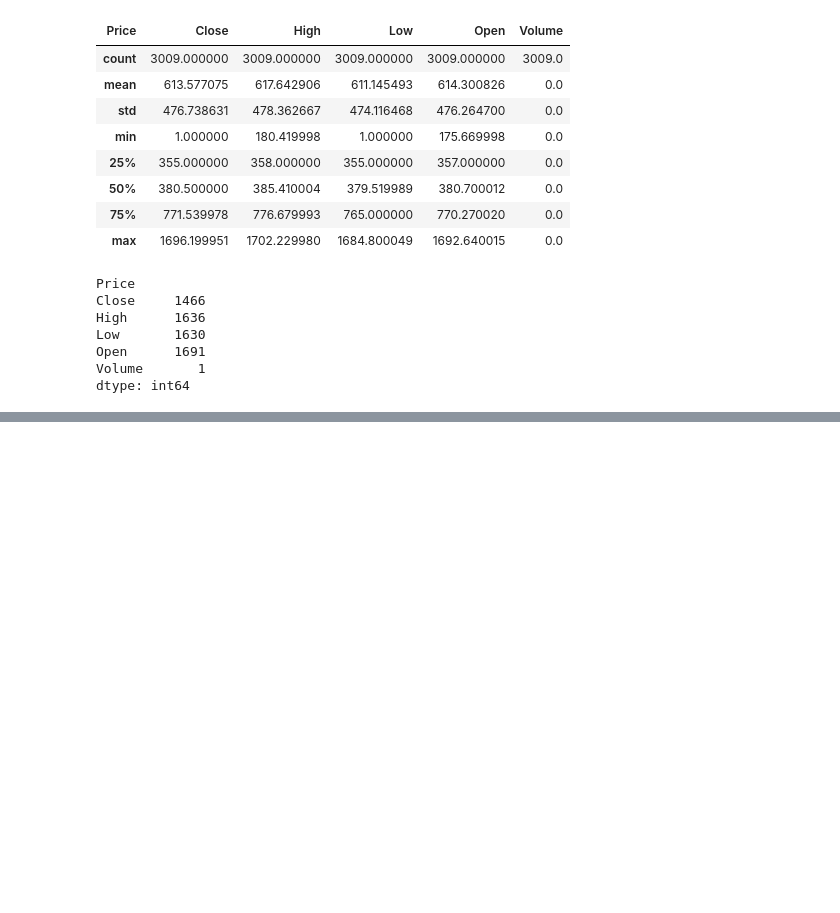
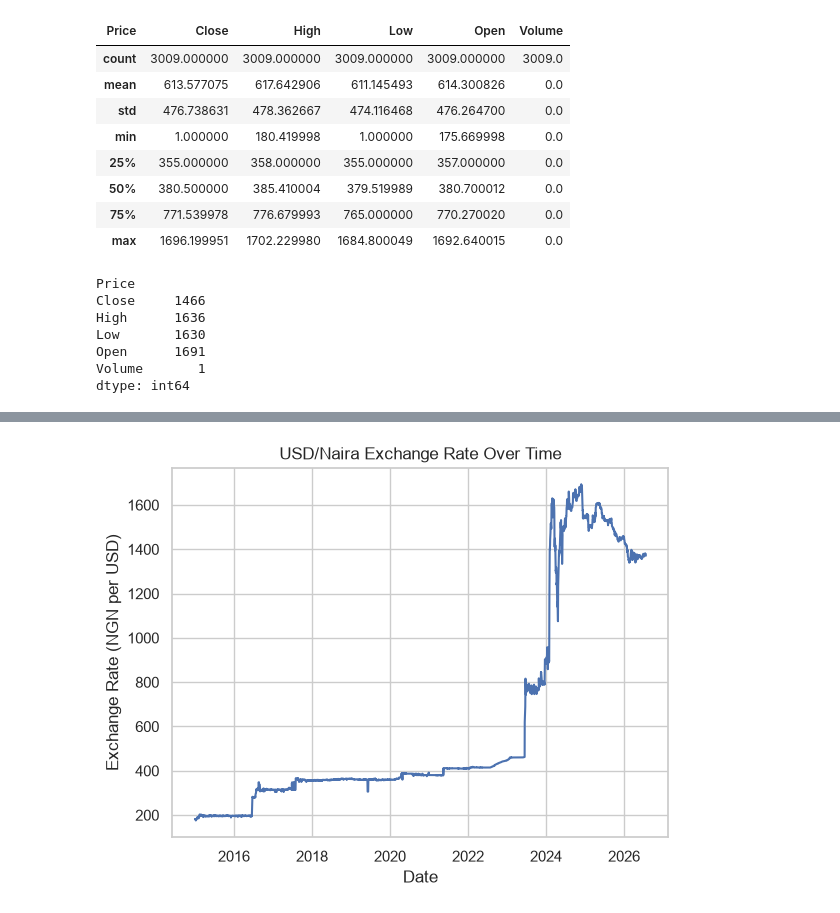
Before and after one commit to claziq/usd-ngn-regime-forecasting, a Jupyter notebook: notebook/01_eda_and_structural_breaks.ipynb, the cells around one changed output, grey strips where cells are left out. Saved outputs shown, nothing was run; the diff lists cells and outputs as text; code cells hidden in the pictures; blank space fills up the shorter version.

```diff
--- a/notebook/01_eda_and_structural_breaks.ipynb
+++ b/notebook/01_eda_and_structural_breaks.ipynb
@@ -176,0 +190,11 @@ dtype: int64
+# %%
+sns.set_theme(style="whitegrid")
+sns.lineplot(data=df_fx, x=df_fx.index, y='Open')
+plt.title("USD/Naira Exchange Rate Over Time")
+plt.xlabel("Date")
+plt.ylabel("Exchange Rate (NGN per USD)")
+# plt.savefig("../reports/figures/(USD per Naira)_Exchange_Rate_Over_Time.png",
+# dpi=300, bbox_inches="tight")
+plt.show()
+# %% [output]
+[figure, added]
```
Also changed, not shown: parts of 5 cells of this notebook, 2 other files.
